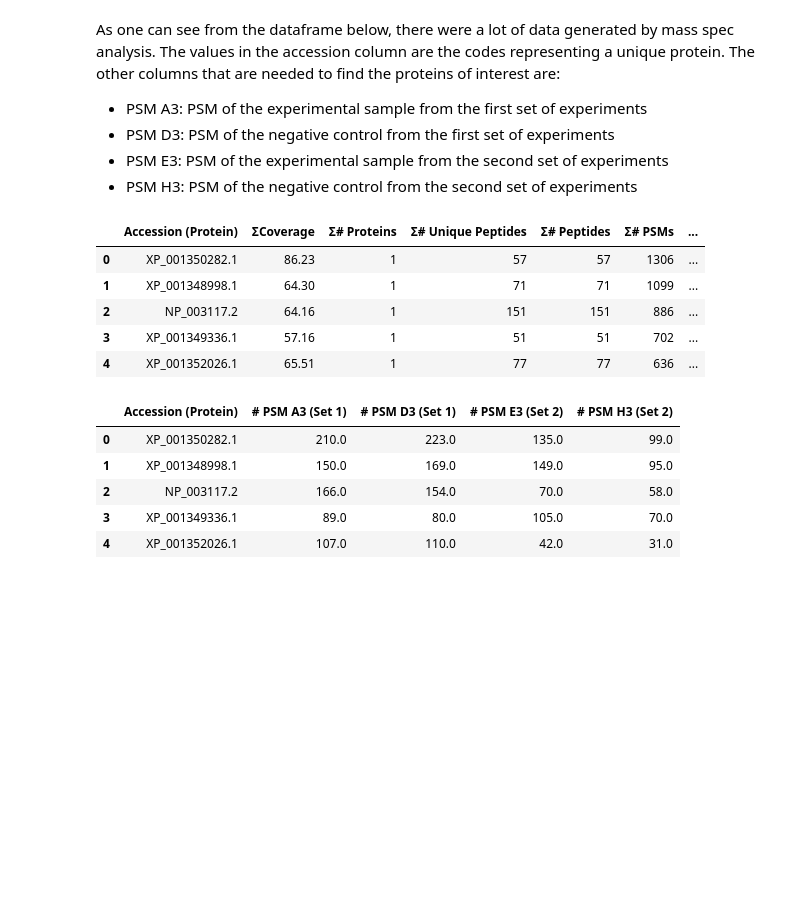
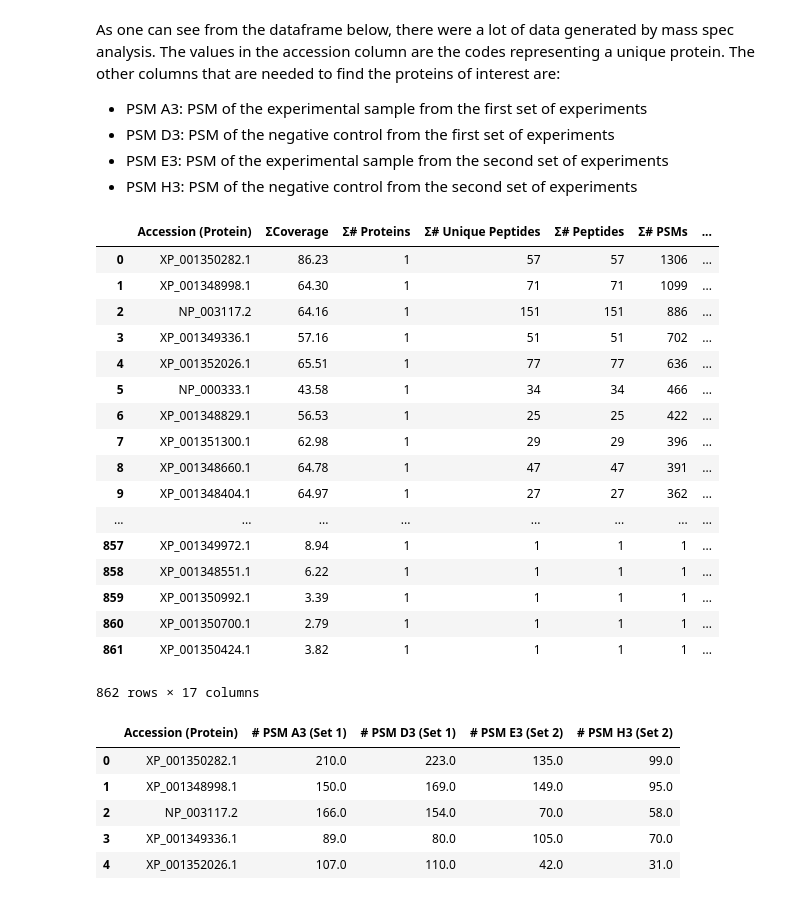
Before and after one commit to BIOF309/10-final-project-blu21, a Jupyter notebook: Final Python Project_blu21.ipynb, the cells around one changed output. Saved outputs shown, nothing was run; the diff lists cells and outputs as text; code cells hidden in the pictures; blank space fills up the shorter version.

```diff
--- a/Final Python Project_blu21.ipynb
+++ b/Final Python Project_blu21.ipynb
@@ -31,14 +33,26 @@ As one can see from the dataframe below, there were a lot of data generated by m
 - PSM E3: PSM of the experimental sample from the second set of experiments
 - PSM H3: PSM of the negative control from the second set of experiments
 # %%
-df1.head()
+df1
 # %% [output]
 |  | Accession (Protein) | ΣCoverage | Σ# Proteins | Σ# Unique Peptides | Σ# Peptides | Σ# PSMs | ... |
 | 0 | XP_001350282.1 | 86.23 | 1 | 57 | 57 | 1306 | ... |
 | 1 | XP_001348998.1 | 64.30 | 1 | 71 | 71 | 1099 | ... |
 | 2 | NP_003117.2 | 64.16 | 1 | 151 | 151 | 886 | ... |
 | 3 | XP_001349336.1 | 57.16 | 1 | 51 | 51 | 702 | ... |
 | 4 | XP_001352026.1 | 65.51 | 1 | 77 | 77 | 636 | ... |
+| 5 | NP_000333.1 | 43.58 | 1 | 34 | 34 | 466 | ... |
+| 6 | XP_001348829.1 | 56.53 | 1 | 25 | 25 | 422 | ... |
+| 7 | XP_001351300.1 | 62.98 | 1 | 29 | 29 | 396 | ... |
+| 8 | XP_001348660.1 | 64.78 | 1 | 47 | 47 | 391 | ... |
+| 9 | XP_001348404.1 | 64.97 | 1 | 27 | 27 | 362 | ... |
+| ... | ... | ... | ... | ... | ... | ... | ... |
+| 857 | XP_001349972.1 | 8.94 | 1 | 1 | 1 | 1 | ... |
+| 858 | XP_001348551.1 | 6.22 | 1 | 1 | 1 | 1 | ... |
+| 859 | XP_001350992.1 | 3.39 | 1 | 1 | 1 | 1 | ... |
+| 860 | XP_001350700.1 | 2.79 | 1 | 1 | 1 | 1 | ... |
+| 861 | XP_001350424.1 | 3.82 | 1 | 1 | 1 | 1 | ... |
+862 rows × 17 columns
 # %%
 #slicing the columns that I need for the analysis
 df2 = df1.iloc [:, [0, 6, 9, 10, 13]]
```
Also changed, not shown: parts of 16 cells of this notebook.
